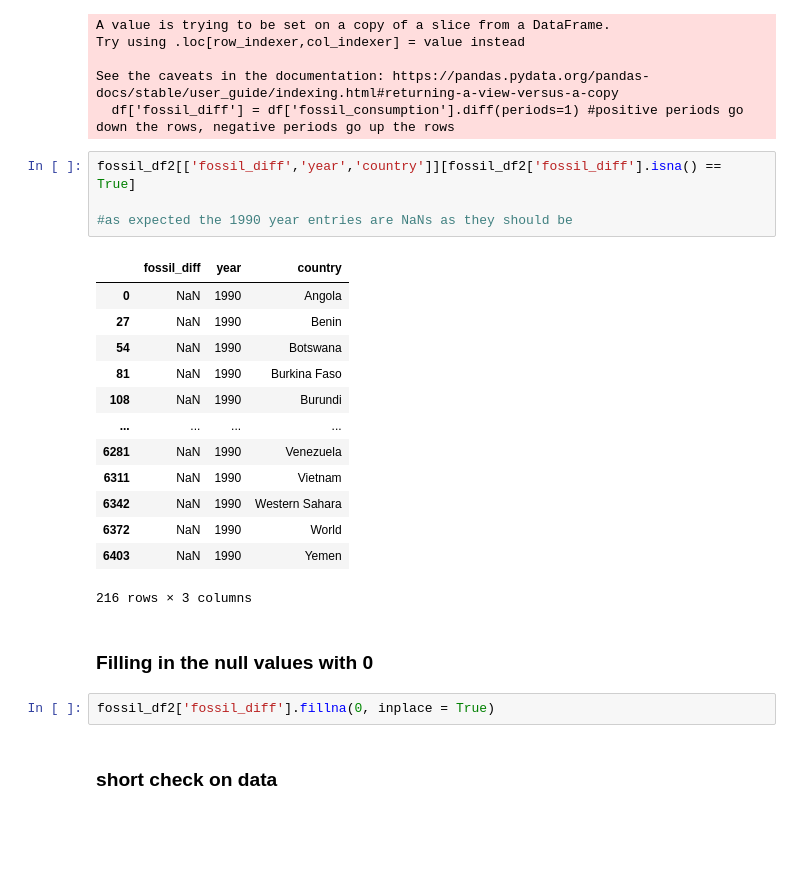
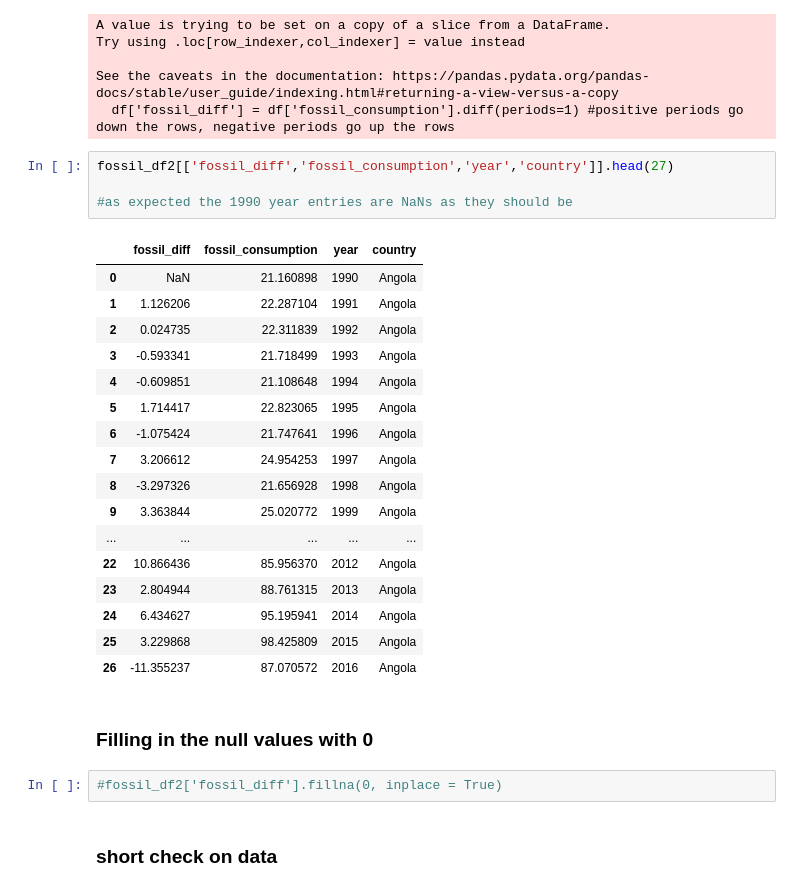
Before and after one commit to TeamGreenWave/capstone_project, a Jupyter notebook: fossil_fuel_consumption_SLS.ipynb, the cells around one changed output. Cells and saved outputs as stored; diff of their text form; blank space fills up the shorter version.

```diff
--- a/fossil_fuel_consumption_SLS.ipynb
+++ b/fossil_fuel_consumption_SLS.ipynb
@@ -55,27 +55,31 @@ Try using .loc[row_indexer,col_indexer] = value instead
 See the caveats in the documentation: https://pandas.pydata.org/pandas-docs/stable/user_guide/indexing.html#returning-a-view-versus-a-copy
   df['fossil_diff'] = df['fossil_consumption'].diff(periods=1) #positive periods go down the rows, negative periods go up the rows
 # %%
-fossil_df2[['fossil_diff','year','country']][fossil_df2['fossil_diff'].isna() == True]
+fossil_df2[['fossil_diff','fossil_consumption','year','country']].head(27)
 
 #as expected the 1990 year entries are NaNs as they should be
 # %% [output]
-|  | fossil_diff | year | country |
-| 0 | NaN | 1990 | Angola |
-| 27 | NaN | 1990 | Benin |
-| 54 | NaN | 1990 | Botswana |
-| 81 | NaN | 1990 | Burkina Faso |
-| 108 | NaN | 1990 | Burundi |
-| ... | ... | ... | ... |
-| 6281 | NaN | 1990 | Venezuela |
-| 6311 | NaN | 1990 | Vietnam |
-| 6342 | NaN | 1990 | Western Sahara |
-| 6372 | NaN | 1990 | World |
-| 6403 | NaN | 1990 | Yemen |
+|  | fossil_diff | fossil_consumption | year | country |
+| 0 | NaN | 21.160898 | 1990 | Angola |
+| 1 | 1.126206 | 22.287104 | 1991 | Angola |
+| 2 | 0.024735 | 22.311839 | 1992 | Angola |
+| 3 | -0.593341 | 21.718499 | 1993 | Angola |
+| 4 | -0.609851 | 21.108648 | 1994 | Angola |
+| 5 | 1.714417 | 22.823065 | 1995 | Angola |
+| 6 | -1.075424 | 21.747641 | 1996 | Angola |
+| 7 | 3.206612 | 24.954253 | 1997 | Angola |
+| 8 | -3.297326 | 21.656928 | 1998 | Angola |
+| 9 | 3.363844 | 25.020772 | 1999 | Angola |
+| ... | ... | ... | ... | ... |
+| 22 | 10.866436 | 85.956370 | 2012 | Angola |
+| 23 | 2.804944 | 88.761315 | 2013 | Angola |
+| 24 | 6.434627 | 95.195941 | 2014 | Angola |
+| 25 | 3.229868 | 98.425809 | 2015 | Angola |
+| 26 | -11.355237 | 87.070572 | 2016 | Angola |
-216 rows × 3 columns
 # %% [markdown]
 ### Filling in the null values with 0
 # %%
-fossil_df2['fossil_diff'].fillna(0, inplace = True)
+#fossil_df2['fossil_diff'].fillna(0, inplace = True)
 # %% [markdown]
 ### short check on data
 # %%
```
Also changed, not shown: parts of 1 cell of this notebook, 6 other files.
